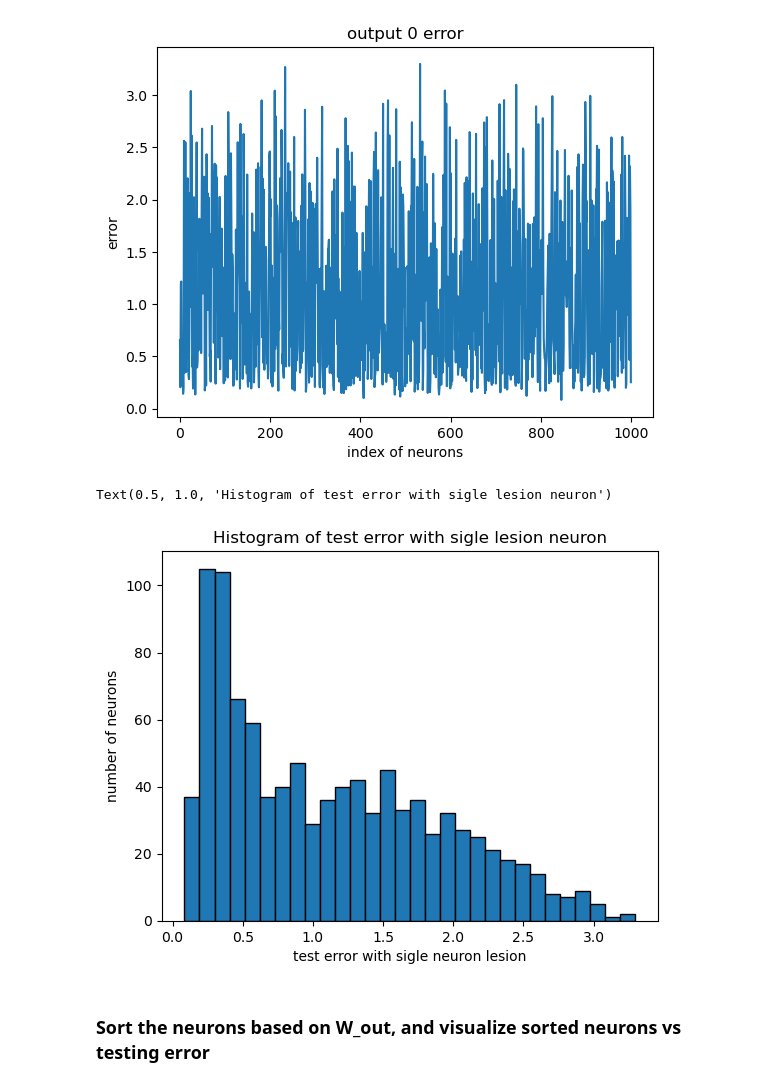
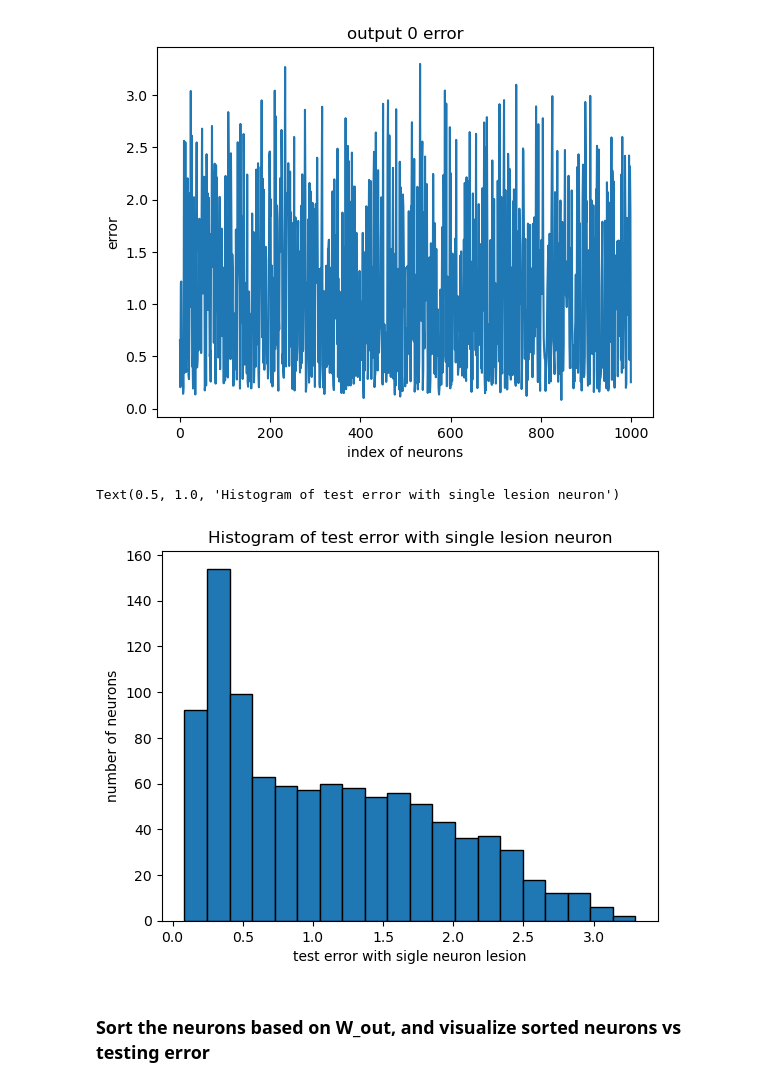
Before and after one commit to Noahkong12/TriceratopsWithLesion, a Jupyter notebook: ESN-WM/plot_weights_and_internals.ipynb, the cells around one changed output. Cells and saved outputs as stored; diff of their text form; code cells hidden in the pictures.

```diff
--- a/ESN-WM/plot_weights_and_internals.ipynb
+++ b/ESN-WM/plot_weights_and_internals.ipynb
@@ -155,13 +155,13 @@ plt.title('output 0 error')
 Text(0.5, 1.0, 'output 0 error')
 [figure]
 # %%
-plt.hist(error_wholes, bins=30, edgecolor='black')  # bins define the number of intervals in the histogram
+plt.hist(error_wholes, bins=20, edgecolor='black')  # bins define the number of intervals in the histogram
 plt.xlabel('test error with sigle neuron lesion')
 plt.ylabel('number of neurons')
-plt.title('Histogram of test error with sigle lesion neuron')
+plt.title('Histogram of test error with single lesion neuron')
 # %% [output]
-Text(0.5, 1.0, 'Histogram of test error with sigle lesion neuron')
+Text(0.5, 1.0, 'Histogram of test error with single lesion neuron')
-[figure, old version]
+[figure, new version]
 # %% [markdown]
 ### Sort the neurons based on W_out, and visualize sorted neurons vs testing error
 # %%
```
Also changed, not shown: parts of 1 cell of this notebook.
